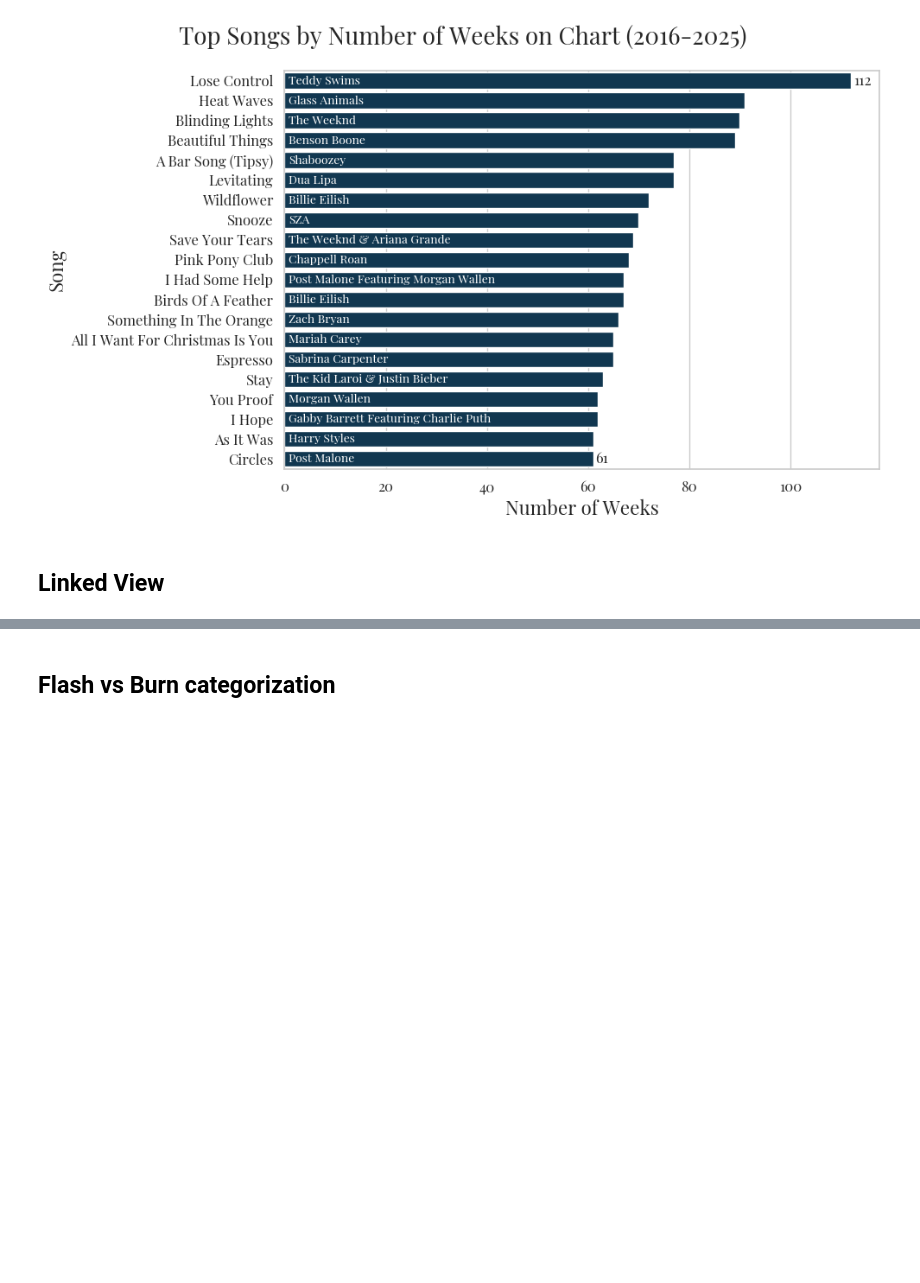
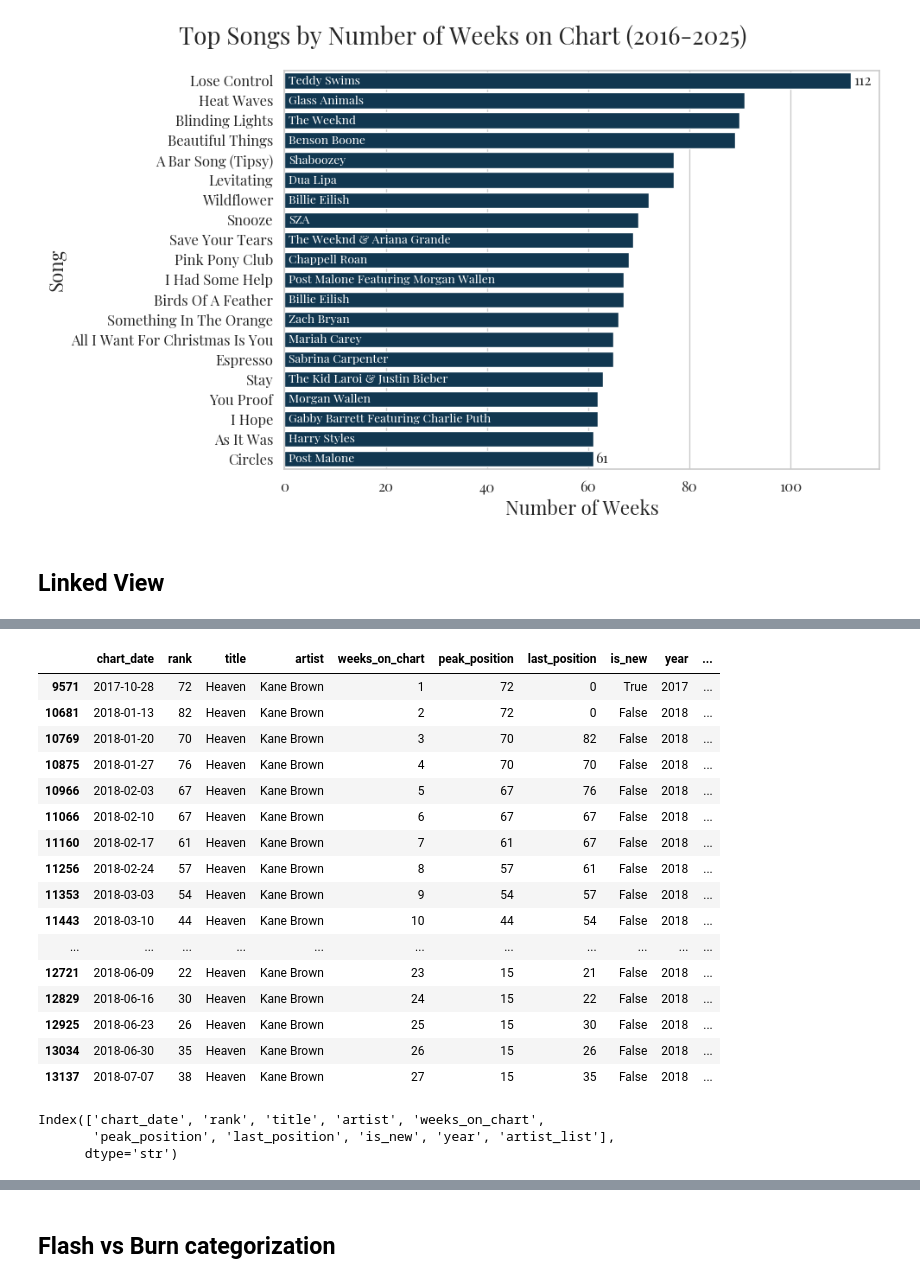
Before and after one commit to rvt9bx/dsan5200-project, a Jupyter notebook: scripts/viz.ipynb, the cells around one changed output, grey strips where cells are left out. Cells and saved outputs as stored; diff of their text form; code cells hidden in the pictures; blank space fills up the shorter version.

```diff
--- a/scripts/viz.ipynb
+++ b/scripts/viz.ipynb
@@ -216,15 +218,7 @@ plt.show()
 # %% [markdown]
 ## Linked View
 # %%
-# get unique songs
-df_song_rank = df.copy()
-df_song_rank = (
-    df_song_rank
-    .sort_values('chart_date')
-    .groupby(['title', 'artist'], as_index=False)
-    .agg(
-        weeks_in_data=('chart_date', 'count'),
-        peak_position=('rank', 'min'),
-        debut_rank=('rank', 'first')
-    )
-)
+# fill in middle off chart weeks for each song
+df = pd.read_csv("../data/clean_hot100_history.csv", low_memory=False)
+songs = df[['title', 'artist']].drop_duplicates()
+songs.shape
@@ -303,0 +243,26 @@ print(alt.__version__)
+# %%
+df.loc[(df['title']=='Heaven')&(df['artist']=='Kane Brown')]
+# %% [output]
+|  | chart_date | rank | title | artist | weeks_on_chart | peak_position | last_position | is_new | year | ... |
+| 9571 | 2017-10-28 | 72 | Heaven | Kane Brown | 1 | 72 | 0 | True | 2017 | ... |
+| 10681 | 2018-01-13 | 82 | Heaven | Kane Brown | 2 | 72 | 0 | False | 2018 | ... |
+| 10769 | 2018-01-20 | 70 | Heaven | Kane Brown | 3 | 70 | 82 | False | 2018 | ... |
+| 10875 | 2018-01-27 | 76 | Heaven | Kane Brown | 4 | 70 | 70 | False | 2018 | ... |
+| 10966 | 2018-02-03 | 67 | Heaven | Kane Brown | 5 | 67 | 76 | False | 2018 | ... |
+| 11066 | 2018-02-10 | 67 | Heaven | Kane Brown | 6 | 67 | 67 | False | 2018 | ... |
+| 11160 | 2018-02-17 | 61 | Heaven | Kane Brown | 7 | 61 | 67 | False | 2018 | ... |
+| 11256 | 2018-02-24 | 57 | Heaven | Kane Brown | 8 | 57 | 61 | False | 2018 | ... |
+| 11353 | 2018-03-03 | 54 | Heaven | Kane Brown | 9 | 54 | 57 | False | 2018 | ... |
+| 11443 | 2018-03-10 | 44 | Heaven | Kane Brown | 10 | 44 | 54 | False | 2018 | ... |
+| ... | ... | ... | ... | ... | ... | ... | ... | ... | ... | ... |
+| 12721 | 2018-06-09 | 22 | Heaven | Kane Brown | 23 | 15 | 21 | False | 2018 | ... |
+| 12829 | 2018-06-16 | 30 | Heaven | Kane Brown | 24 | 15 | 22 | False | 2018 | ... |
+| 12925 | 2018-06-23 | 26 | Heaven | Kane Brown | 25 | 15 | 30 | False | 2018 | ... |
+| 13034 | 2018-06-30 | 35 | Heaven | Kane Brown | 26 | 15 | 26 | False | 2018 | ... |
+| 13137 | 2018-07-07 | 38 | Heaven | Kane Brown | 27 | 15 | 35 | False | 2018 | ... |
+# %%
+df.columns
+# %% [output]
+Index(['chart_date', 'rank', 'title', 'artist', 'weeks_on_chart',
+       'peak_position', 'last_position', 'is_new', 'year', 'artist_list'],
+      dtype='str')
```
Also changed, not shown: parts of 11 cells of this notebook, 11 other files.
